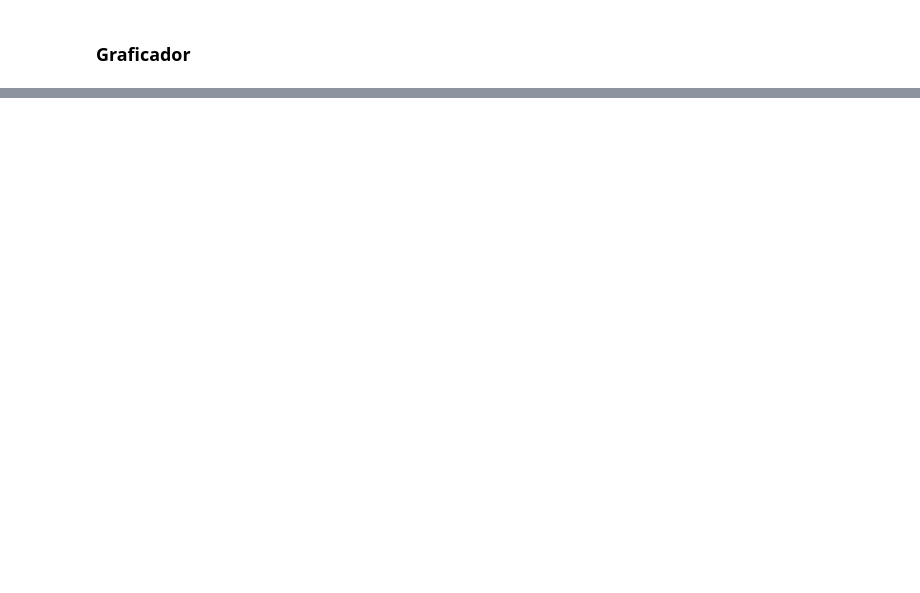
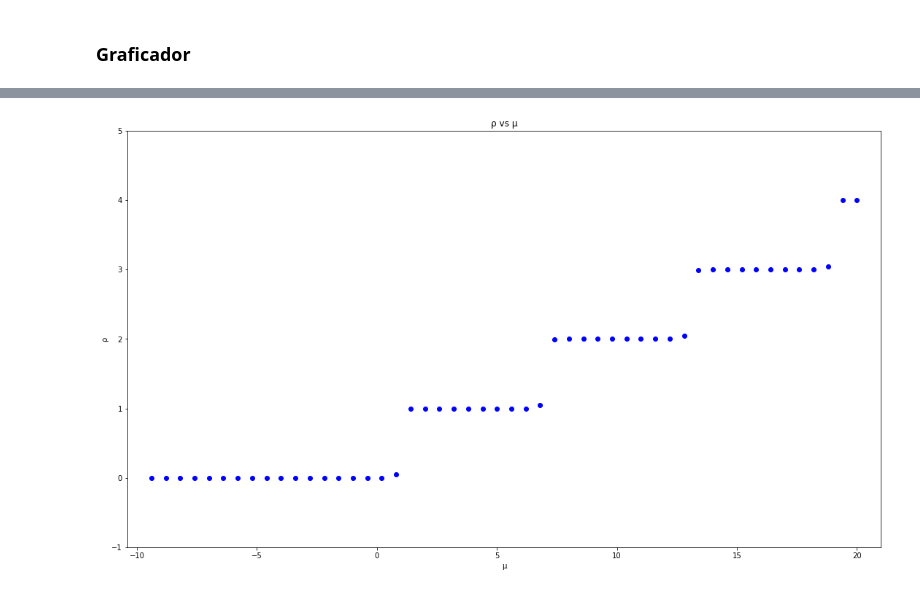
Before and after one commit to Gonen09/infinite-range-hopping-Python, a Jupyter notebook: problema 1.ipynb, the cells around one changed output, grey strips where cells are left out. Cells and saved outputs as stored; diff of their text form; code cells hidden in the pictures; blank space fills up the shorter version.

```diff
--- a/problema 1.ipynb
+++ b/problema 1.ipynb
@@ -108,0 +151,5 @@ else:
+# %%
+x1, y1 = arreglos_B_XY(15, U, lam, N)
+grafica(x1, y1, True)
+# %% [output]
+[figure, added]
```
Also changed, not shown: parts of 10 cells of this notebook, 1 other file.
